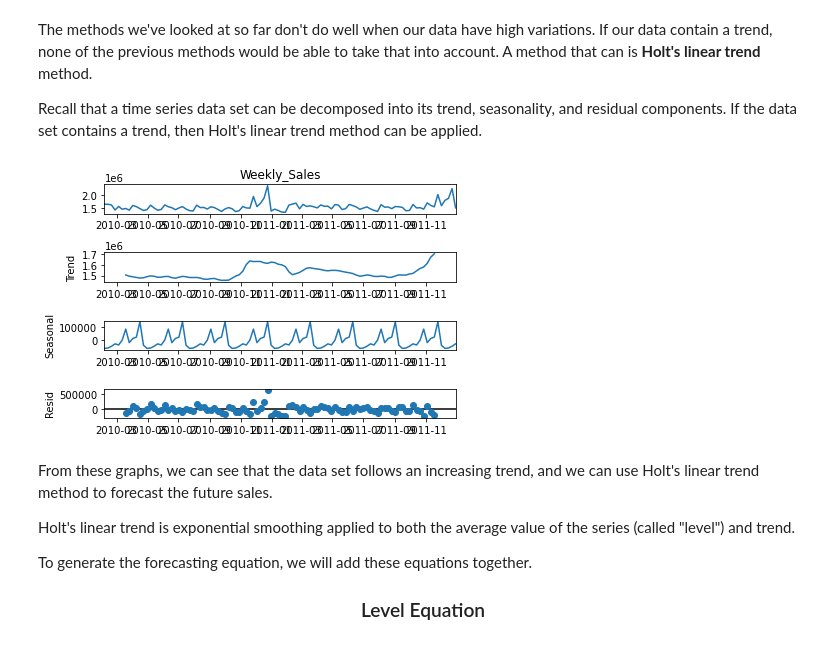
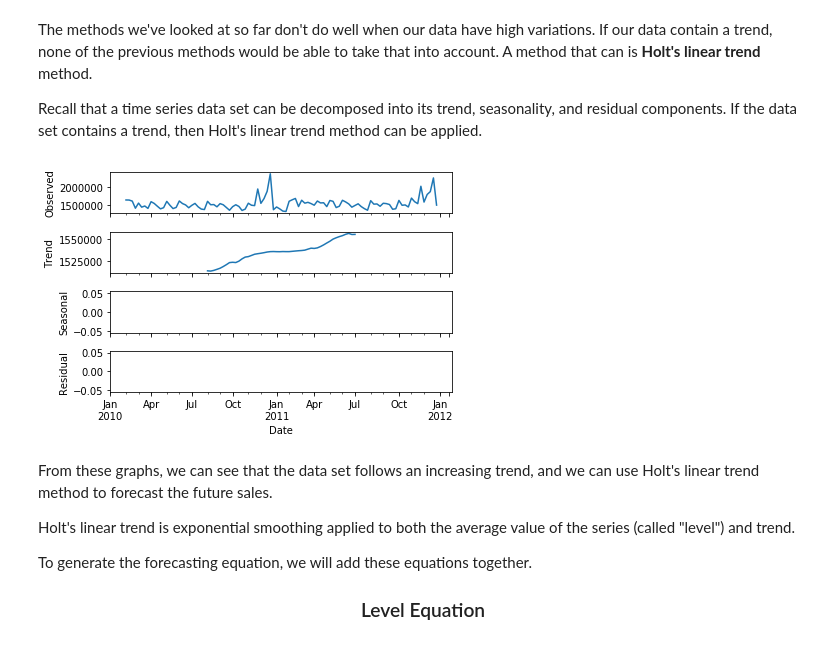
Before and after one commit to MultiverseLearningProducts/df_machine_learning, a Jupyter notebook: time-series-data/05_time_series_models.ipynb, the cells around one changed output. Cells and saved outputs as stored; diff of their text form; code cells hidden in the pictures.

```diff
--- a/time-series-data/05_time_series_models.ipynb
+++ b/time-series-data/05_time_series_models.ipynb
@@ -746,11 +746,11 @@ The methods we've looked at so far don't do well when our data have high variati
 Recall that a time series data set can be decomposed into its trend, seasonality, and residual components. If the data set contains a trend, then Holt's linear trend method can be applied.
 # %%
 import statsmodels.api as sm
-sm.tsa.seasonal_decompose(train.Weekly_Sales,period=12).plot()
+sm.tsa.seasonal_decompose(train.Weekly_Sales).plot()
 result = sm.tsa.stattools.adfuller(train.Weekly_Sales)
 plt.show();
 # %% [output]
-[figure, old version]
+[figure, new version]
 # %% [markdown]
 From these graphs, we can see that the data set follows an increasing trend, and we can use Holt's linear trend method to forecast the future sales.
 
```
Also changed, not shown: parts of 7 cells of this notebook.
